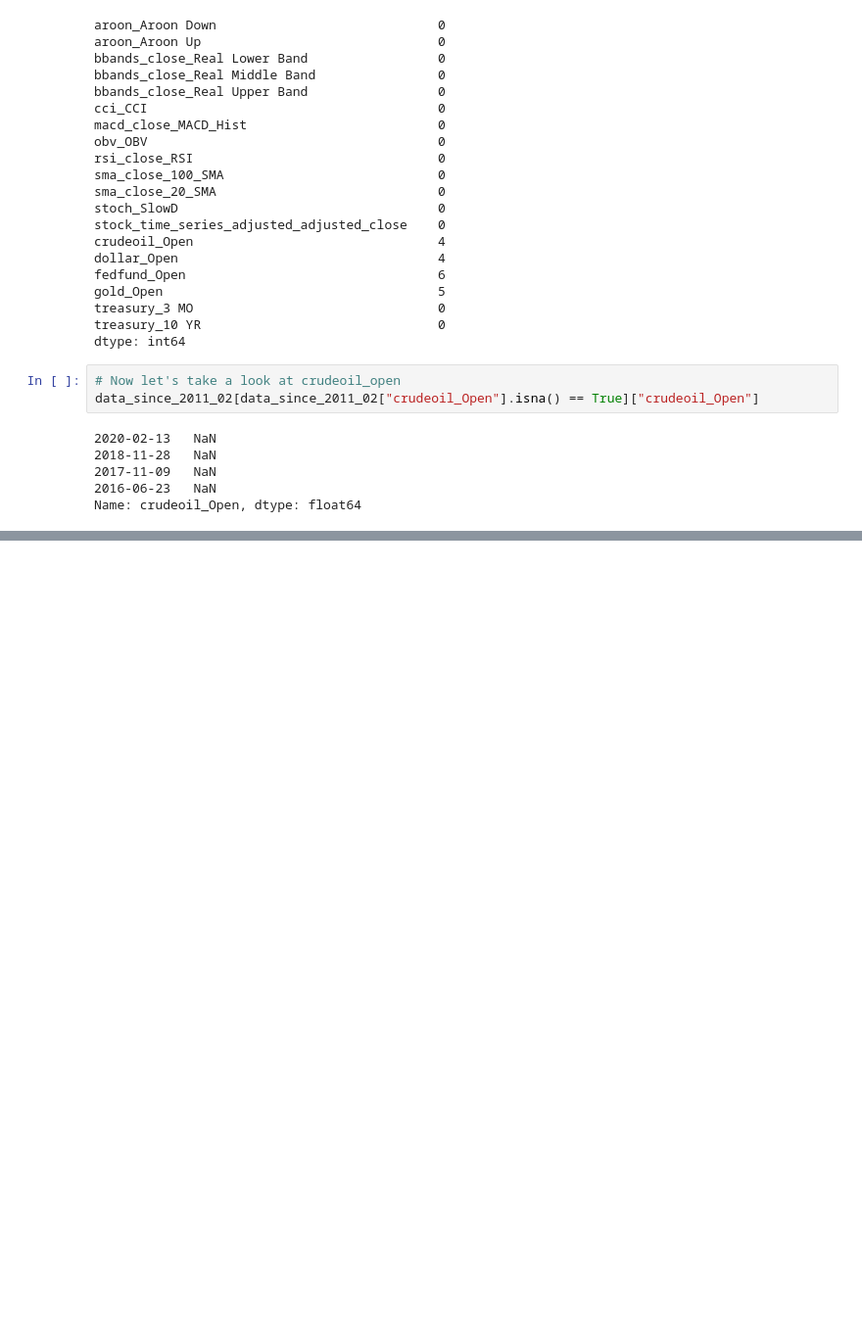
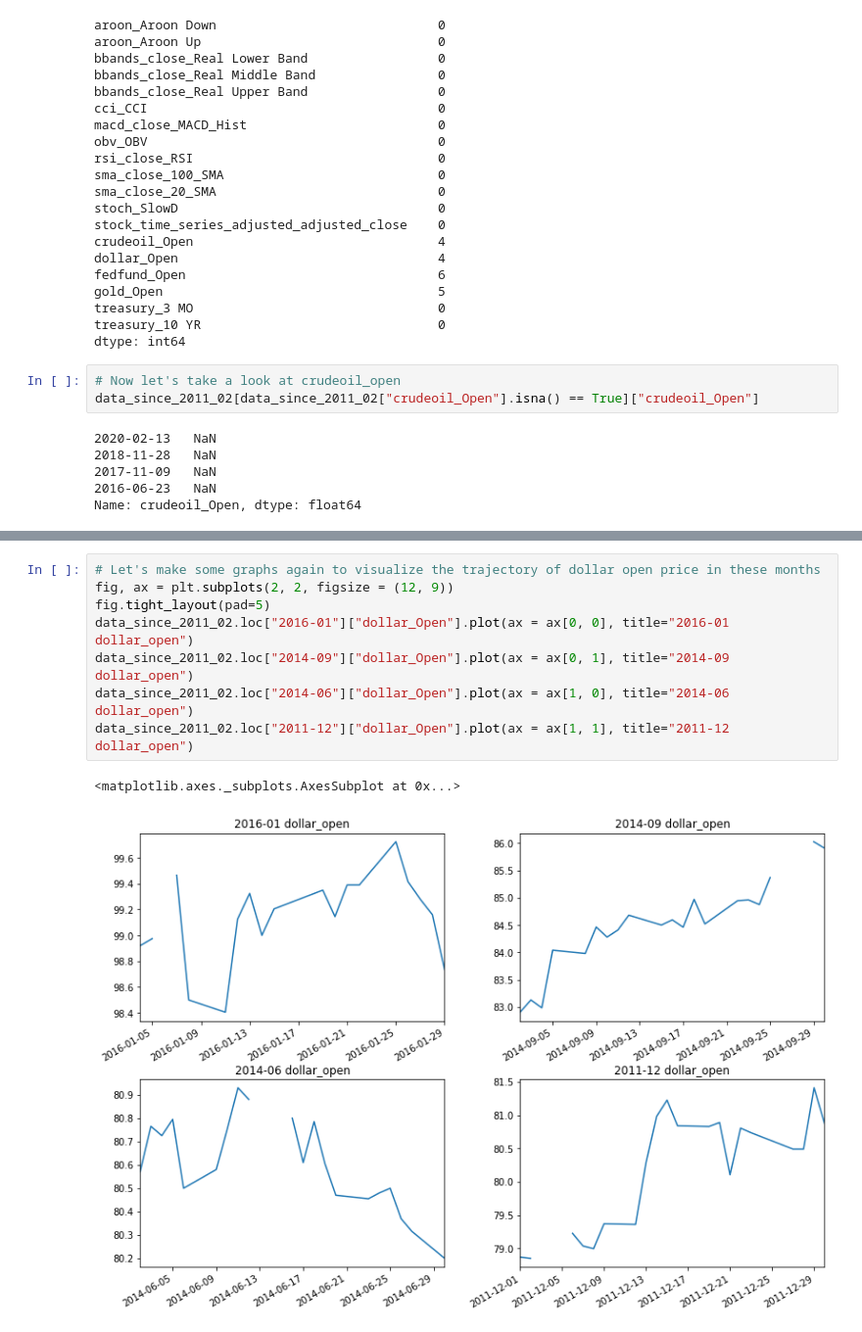
Before and after one commit to HaoxuanXu/Stock_Market_Trend_Prediction, a Jupyter notebook: Data_Cleaning.ipynb, the cells around one changed output, grey strips where cells are left out. Shown: that part at 98% size. Drawn from its saved outputs; the diff is of its cells as text; blank space fills up the shorter version.

```diff
--- a/Data_Cleaning.ipynb
+++ b/Data_Cleaning.ipynb
@@ -350,0 +360,11 @@ data_since_2011_02.loc["2016-06"]["crudeoil_Open"].plot(ax = ax[1, 1], title="20
+# %%
+# Let's make some graphs again to visualize the trajectory of dollar open price in these months
+fig, ax = plt.subplots(2, 2, figsize = (12, 9))
+fig.tight_layout(pad=5)
+data_since_2011_02.loc["2016-01"]["dollar_Open"].plot(ax = ax[0, 0], title="2016-01 dollar_open")
+data_since_2011_02.loc["2014-09"]["dollar_Open"].plot(ax = ax[0, 1], title="2014-09 dollar_open")
+data_since_2011_02.loc["2014-06"]["dollar_Open"].plot(ax = ax[1, 0], title="2014-06 dollar_open")
+data_since_2011_02.loc["2011-12"]["dollar_Open"].plot(ax = ax[1, 1], title="2011-12 dollar_open")
+# %% [output]
+<matplotlib.axes._subplots.AxesSubplot at 0x...>
+[figure, added]
```
Also changed, not shown: parts of 17 cells of this notebook, 1 other file.
